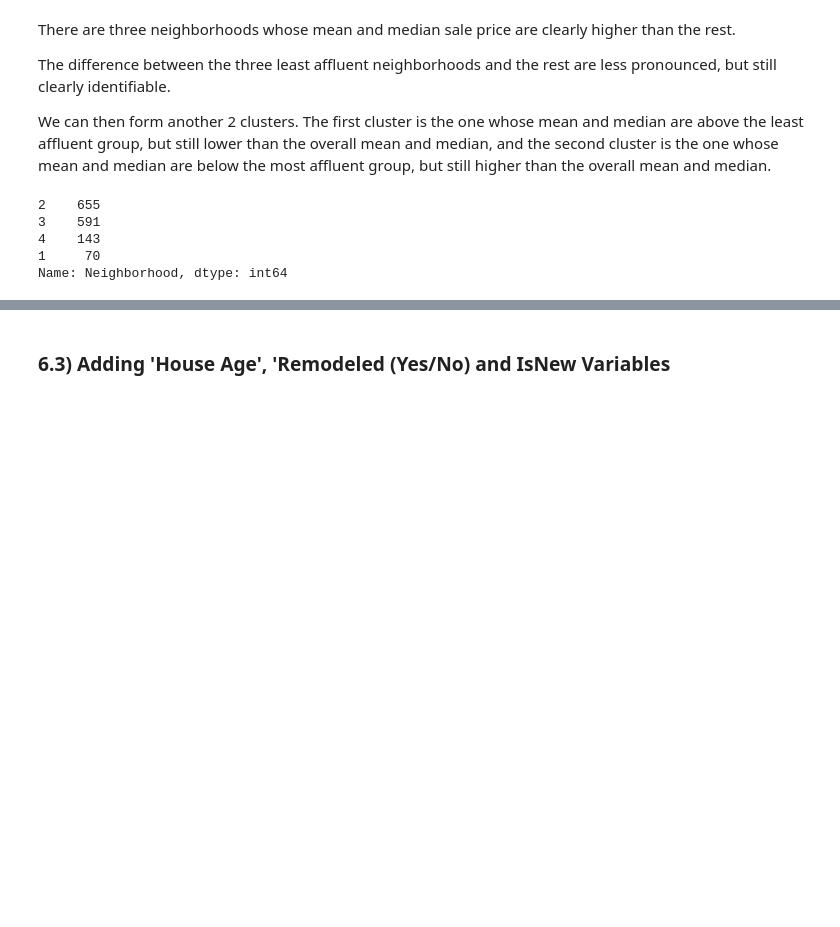
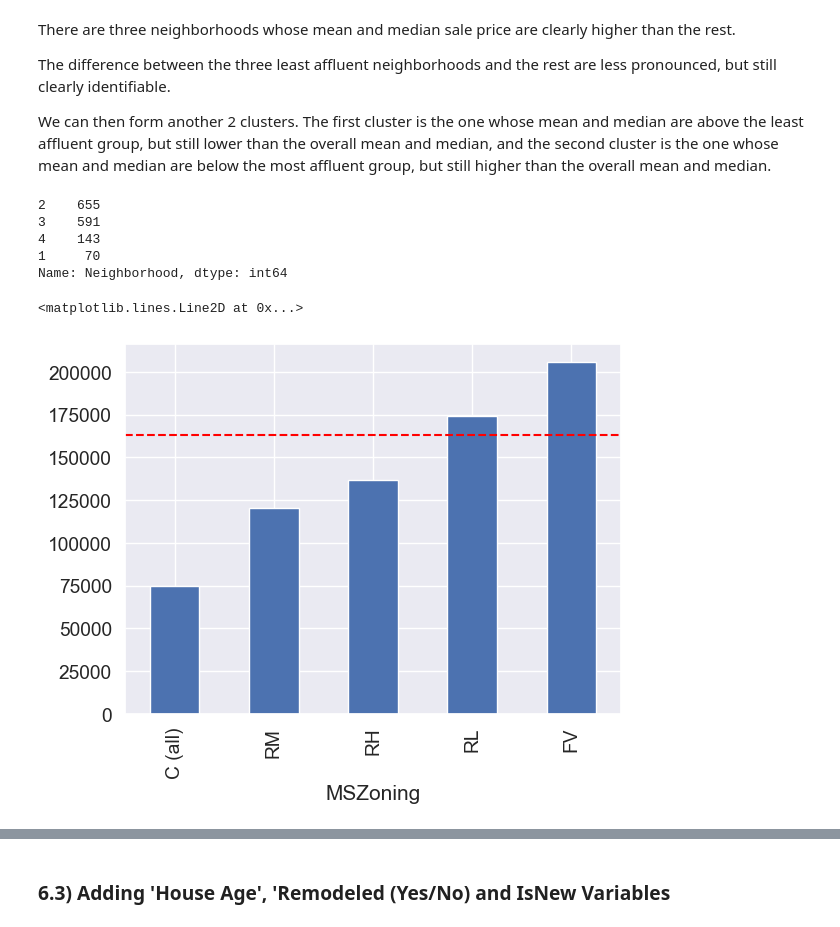
Before and after one commit to caffeinatedwoof/kaggle_predict_housing_prices, a Jupyter notebook: eda.ipynb, the cells around one changed output, grey strips where cells are left out. Drawn from its saved outputs; the diff is of its cells as text; code cells hidden in the pictures; blank space fills up the shorter version.

```diff
--- a/eda.ipynb
+++ b/eda.ipynb
@@ -529,6 +530,7 @@ The remaining missing value is in the 'Electrical' column. One missing value wil
 train = train.drop([train[train['Electrical'].isnull()].index.values.astype(int)[0]])
 #remove other columns with missing data
 train = train.drop(train.columns[train.isnull().any()].values.astype(str),axis=1)
+train.reset_index(inplace=True)
 # %% [markdown]
 ## 6) Feature Engineering ##
 # %% [markdown]
@@ -608,3 +610,17 @@ train['Neighborhood'].value_counts()
 4    143
 1     70
 Name: Neighborhood, dtype: int64
+# %%
+var = 'MSZoning'
+# groupby neighborhood and estimate the median sale price
+median_by_zone = train.groupby([var])['SalePrice'].median()
+median_by_zone.sort_values(ascending=True, inplace=True)
+# groupby neighborhood and estimate the median sale price
+mean_by_zone = train.groupby([var])['SalePrice'].mean()
+mean_by_zone.sort_values(ascending=True, inplace=True)
+# %%
+median_by_zone.plot.bar()
+plt.axhline(y = median_saleprice, linestyle='dashed', color='red')
+# %% [output]
+<matplotlib.lines.Line2D at 0x...>
+[figure, added]
```
Also changed, not shown: parts of 53 cells of this notebook.
